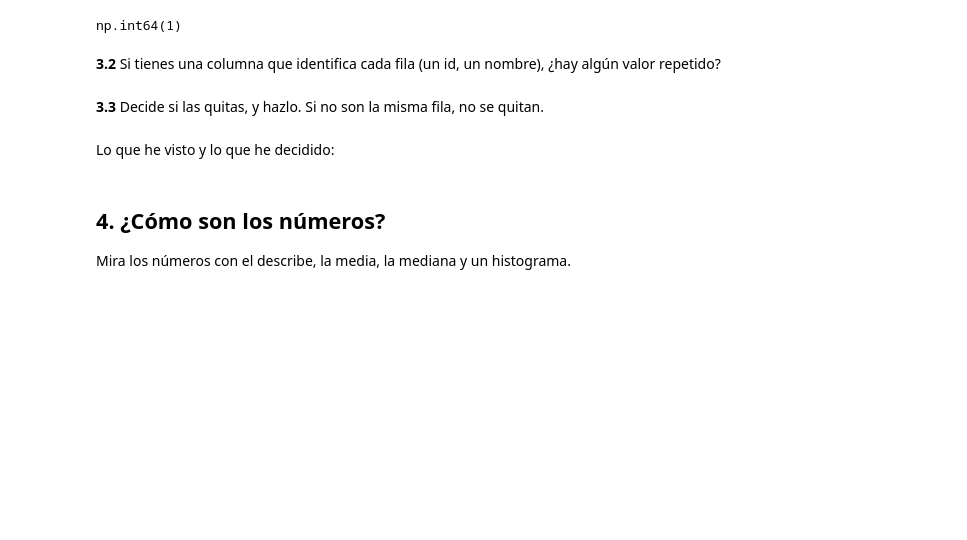
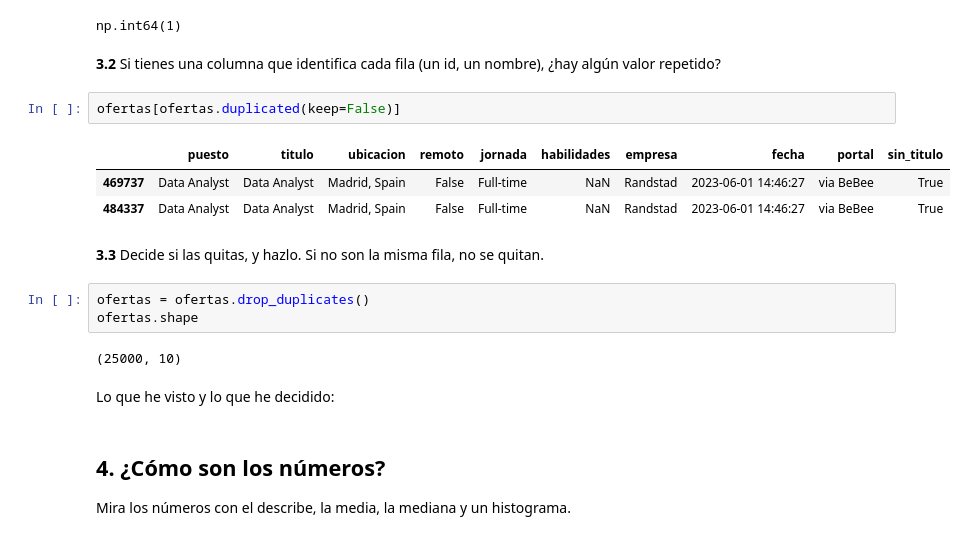
Before and after one commit to dledesmalorenzo/ofertas-analista-datos, a Jupyter notebook: eda.ipynb, the cells around one changed output. Saved outputs shown, nothing was run; the diff lists cells and outputs as text; blank space fills up the shorter version.

```diff
--- a/eda.ipynb
+++ b/eda.ipynb
@@ -281,8 +281,19 @@ ofertas.duplicated().sum()
 np.int64(1)
 # %% [markdown]
 **3.2** Si tienes una columna que identifica cada fila (un id, un nombre), ¿hay algún valor repetido?
+# %%
+ofertas[ofertas.duplicated(keep=False)]
+# %% [output]
+|  | puesto | titulo | ubicacion | remoto | jornada | habilidades | empresa | fecha | portal | sin_titulo |
+| 469737 | Data Analyst | Data Analyst | Madrid, Spain | False | Full-time | NaN | Randstad | 2023-06-01 14:46:27 | via BeBee | True |
+| 484337 | Data Analyst | Data Analyst | Madrid, Spain | False | Full-time | NaN | Randstad | 2023-06-01 14:46:27 | via BeBee | True |
 # %% [markdown]
 **3.3** Decide si las quitas, y hazlo. Si no son la misma fila, no se quitan.
+# %%
+ofertas = ofertas.drop_duplicates()
+ofertas.shape
+# %% [output]
+(25000, 10)
 # %% [markdown]
 Lo que he visto y lo que he decidido:
 # %% [markdown]
```
Also changed, not shown: parts of 7 cells of this notebook.
